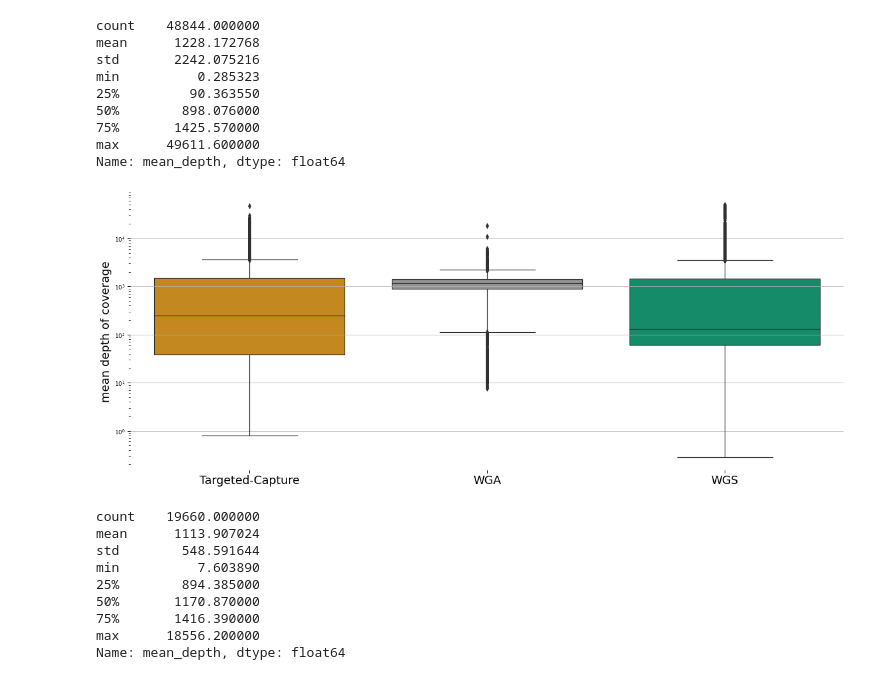
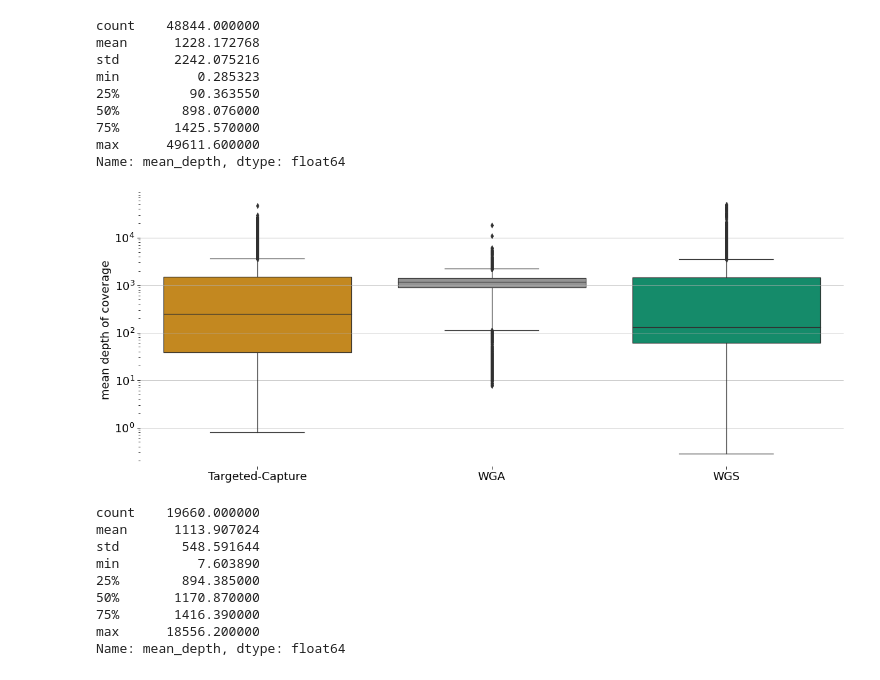
Before and after one commit to TRON-Bioinformatics/covigator-analysis, a Jupyter notebook: jupyter/comparison_library_strategies/library_strategies.ipynb, the cells around one changed output. Drawn from its saved outputs; the diff is of its cells as text; code cells hidden in the pictures.

```diff
--- a/jupyter/comparison_library_strategies/library_strategies.ipynb
+++ b/jupyter/comparison_library_strategies/library_strategies.ipynb
@@ -330,16 +330,17 @@ samples.sort_values("library_strategy", inplace=True)
 # %%
 plt.figure(figsize=(20, 8))
 sns.boxplot(data=samples, y="mean_depth", x="library_strategy", palette=colors_library_strategy)
 plt.title("")
 plt.xlabel(None)
 plt.ylabel("mean depth of coverage", size=18)
 plt.grid(axis="y")
 plt.yscale("log")
 plt.xticks(fontsize=18)
+plt.yticks(size=18)
 sns.despine(bottom=True, left=True)
 plt.savefig("figure_04_width_coverage_boxplot.png")
 # %% [output]
-[figure, old version]
+[figure, new version]
 # %%
 samples[samples.library_strategy == "WGA"].mean_depth.describe()
 # %% [output]
```
Also changed, not shown: parts of 1 cell of this notebook, 53 other files.
